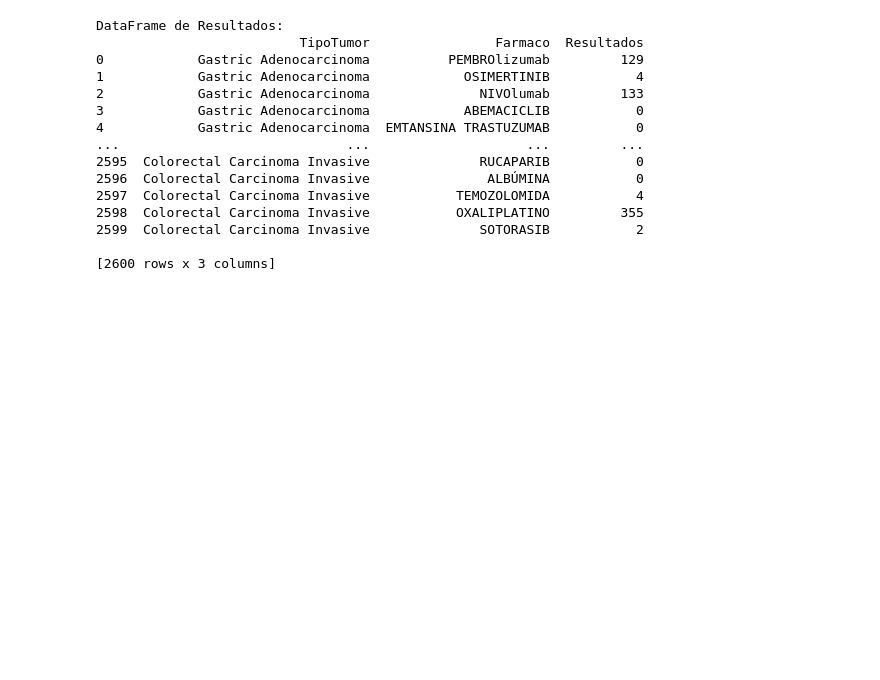
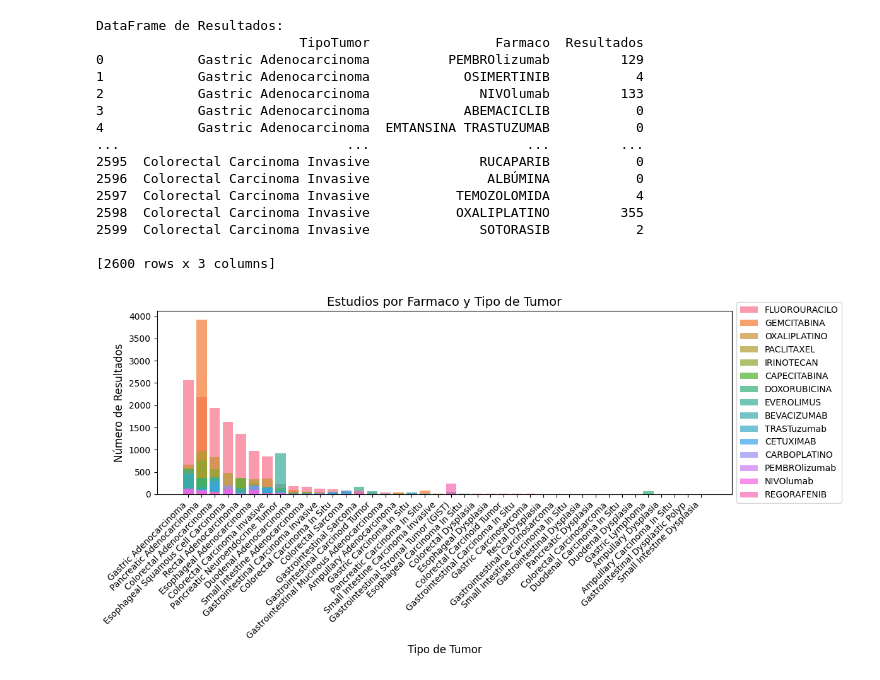
Before and after one commit to BreisOne/pharmacovigilance-literature-mining, a Jupyter notebook: pubmed-api.ipynb, the cells around one changed output. Cells and saved outputs as stored; diff of their text form; code cells hidden in the pictures; blank space fills up the shorter version.

Commit message:
feat(pubmed-api): data visualization with matplotlib and seaborn

```diff
--- a/pubmed-api.ipynb
+++ b/pubmed-api.ipynb
@@ -53,0 +60,34 @@ DataFrame de Resultados:
+# %%
+#Visualizar los resultados de cada farmaco en función del tipo de cancer
+
+import matplotlib.pyplot as plt
+
+# Agrupar y sumar los resultados por farmaco y tipo de tumor
+grouped_results = results_df.groupby(['Farmaco', 'TipoTumor']).sum().reset_index()
+
+# Filtrar para mostrar solo los 15 fármacos más utilizados
+top_farmacos = grouped_results.groupby('Farmaco')['Resultados'].sum().nlargest(15).index
+grouped_results = grouped_results[grouped_results['Farmaco'].isin(top_farmacos)]
+
+# Ordenar el DataFrame por el número de resultados de mayor a menor
+grouped_results = grouped_results.sort_values(by='Resultados', ascending=False)
+
+# Obtener una paleta de colores única para cada fármaco
+colores = sns.color_palette('husl', n_colors=len(top_farmacos))
+
+# Crear el diagrama de barras
+plt.figure(figsize=(12, 6))  # Ajustar el tamaño del gráfico
+
+for i, farmaco in enumerate(top_farmacos):
+    subset = grouped_results[grouped_results['Farmaco'] == farmaco]
+    plt.bar(subset['TipoTumor'], subset['Resultados'], label=farmaco, alpha=0.7, color=colores[i])
+
+plt.xlabel('Tipo de Tumor', fontsize=12)
+plt.ylabel('Número de Resultados', fontsize=12)
+plt.title('Estudios por Farmaco y Tipo de Tumor', fontsize=14)
+plt.xticks(rotation=45, ha='right')  # Rotar las etiquetas del eje x
+plt.legend(loc='center left', bbox_to_anchor=(1.0, 0.5))  # Colocar la leyenda a la derecha
+plt.tight_layout()  # Ajustar el diseño del gráfico
+plt.show()
+# %% [output]
+[figure, added]
```
Also changed, not shown: parts of 2 cells of this notebook, 1 other file.
